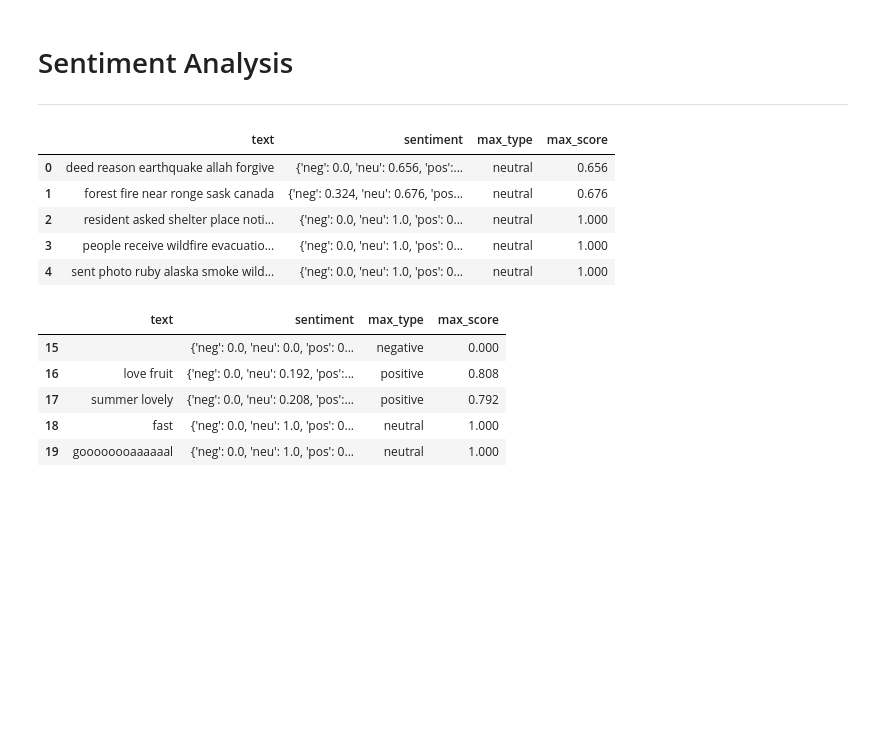
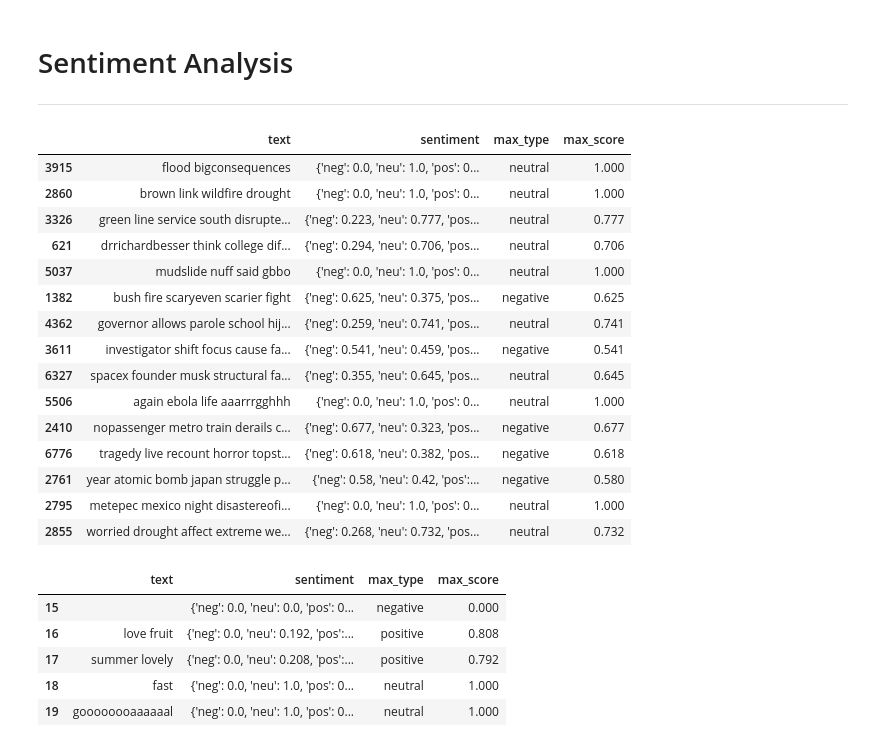
Before and after one commit to b3ccaMR/NLP-Disaster-Tweets, a Jupyter notebook: nlp-tweets.ipynb, the cells around one changed output. Cells and saved outputs as stored; diff of their text form; code cells hidden in the pictures; blank space fills up the shorter version.

```diff
--- a/nlp-tweets.ipynb
+++ b/nlp-tweets.ipynb
@@ -211,28 +198,35 @@ Name: text, dtype: object
 # Sentiment Analysis
 ---
 # %%
-real=df[df['target']==1]
-fake = df[df['target']==0]
-
 # Sentiment analysis real tweets
 sentiment_real = pd.DataFrame()
 sentiment_real['text'] = real['text'].apply(clean_data)
 
 sia = SentimentIntensityAnalyzer()
 
 sentiment_real['sentiment'] = sentiment_real['text'].apply(lambda x: sia.polarity_scores(x))
 sentiment_real['max_type'] = sentiment_real['sentiment'].apply(lambda x: max(x, key=x.get))
 sent_dict = {'neg': 'negative', 'pos': 'positive', 'neu': 'neutral'}
 sentiment_real['max_type'] = sentiment_real['max_type'].replace(sent_dict)
 sentiment_real['max_score'] = sentiment_real['sentiment'].apply(lambda x: x[max(x, key=x.get)])
-sentiment_real.head()
+sentiment_real.sample(15)
 # %% [output]
 |  | text | sentiment | max_type | max_score |
-| 0 | deed reason earthquake allah forgive | {'neg': 0.0, 'neu': 0.656, 'pos':... | neutral | 0.656 |
-| 1 | forest fire near ronge sask canada | {'neg': 0.324, 'neu': 0.676, 'pos... | neutral | 0.676 |
-| 2 | resident asked shelter place noti... | {'neg': 0.0, 'neu': 1.0, 'pos': 0... | neutral | 1.000 |
-| 3 | people receive wildfire evacuatio... | {'neg': 0.0, 'neu': 1.0, 'pos': 0... | neutral | 1.000 |
-| 4 | sent photo ruby alaska smoke wild... | {'neg': 0.0, 'neu': 1.0, 'pos': 0... | neutral | 1.000 |
+| 3915 | flood bigconsequences | {'neg': 0.0, 'neu': 1.0, 'pos': 0... | neutral | 1.000 |
+| 2860 | brown link wildfire drought | {'neg': 0.0, 'neu': 1.0, 'pos': 0... | neutral | 1.000 |
+| 3326 | green line service south disrupte... | {'neg': 0.223, 'neu': 0.777, 'pos... | neutral | 0.777 |
+| 621 | drrichardbesser think college dif... | {'neg': 0.294, 'neu': 0.706, 'pos... | neutral | 0.706 |
+| 5037 | mudslide nuff said gbbo | {'neg': 0.0, 'neu': 1.0, 'pos': 0... | neutral | 1.000 |
+| 1382 | bush fire scaryeven scarier fight | {'neg': 0.625, 'neu': 0.375, 'pos... | negative | 0.625 |
+| 4362 | governor allows parole school hij... | {'neg': 0.259, 'neu': 0.741, 'pos... | neutral | 0.741 |
+| 3611 | investigator shift focus cause fa... | {'neg': 0.541, 'neu': 0.459, 'pos... | negative | 0.541 |
+| 6327 | spacex founder musk structural fa... | {'neg': 0.355, 'neu': 0.645, 'pos... | neutral | 0.645 |
+| 5506 | again ebola life aaarrrgghhh | {'neg': 0.0, 'neu': 1.0, 'pos': 0... | neutral | 1.000 |
+| 2410 | nopassenger metro train derails c... | {'neg': 0.677, 'neu': 0.323, 'pos... | negative | 0.677 |
+| 6776 | tragedy live recount horror topst... | {'neg': 0.618, 'neu': 0.382, 'pos... | negative | 0.618 |
+| 2761 | year atomic bomb japan struggle p... | {'neg': 0.58, 'neu': 0.42, 'pos':... | negative | 0.580 |
+| 2795 | metepec mexico night disastereofi... | {'neg': 0.0, 'neu': 1.0, 'pos': 0... | neutral | 1.000 |
+| 2855 | worried drought affect extreme we... | {'neg': 0.268, 'neu': 0.732, 'pos... | neutral | 0.732 |
 # %%
 # Sentiment analysis fake tweets
 sentiment_fake = pd.DataFrame()
```
Also changed, not shown: parts of 8 cells of this notebook.
